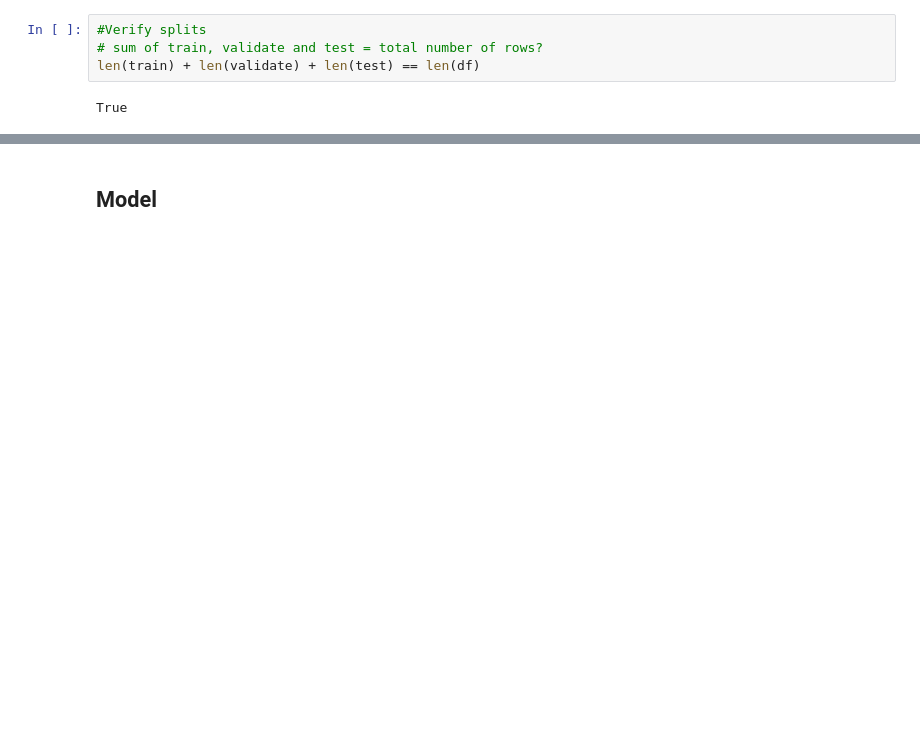
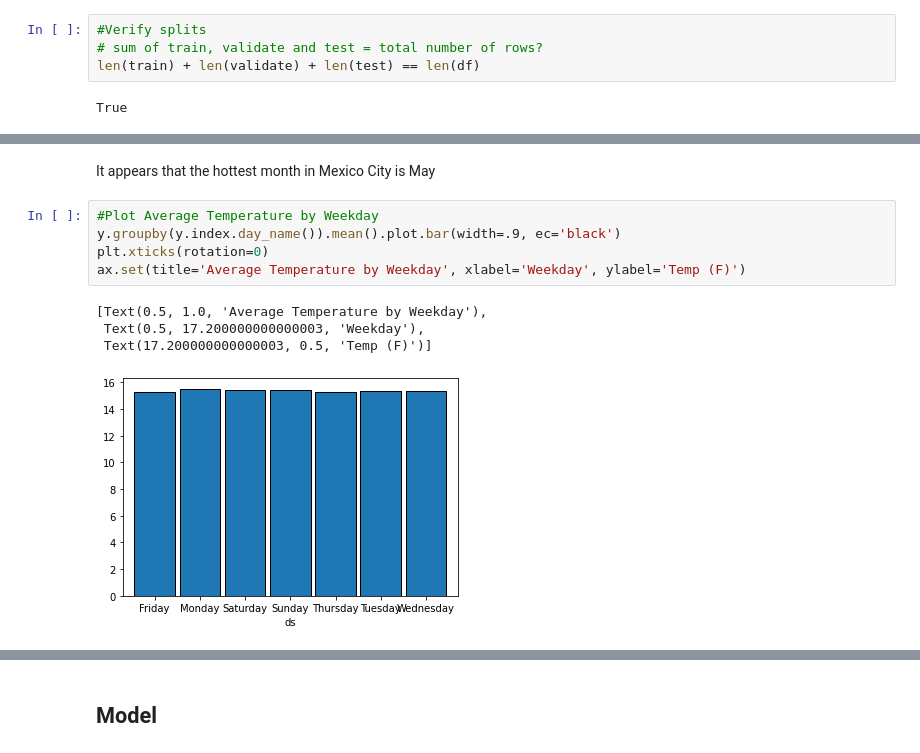
Before and after one commit to veronica-f-reyes/time-series-exercises, a Jupyter notebook: Earth_Surface_Temp_Mini_Project.ipynb, the cells around one changed output, grey strips where cells are left out. Cells and saved outputs as stored; diff of their text form; blank space fills up the shorter version.

```diff
--- a/Earth_Surface_Temp_Mini_Project.ipynb
+++ b/Earth_Surface_Temp_Mini_Project.ipynb
@@ -212,0 +277,12 @@ True
+# %% [markdown]
+It appears that the hottest month in Mexico City is May
+# %%
+#Plot Average Temperature by Weekday
+y.groupby(y.index.day_name()).mean().plot.bar(width=.9, ec='black')
+plt.xticks(rotation=0)
+ax.set(title='Average Temperature by Weekday', xlabel='Weekday', ylabel='Temp (F)')
+# %% [output]
+[Text(0.5, 1.0, 'Average Temperature by Weekday'),
+ Text(0.5, 17.200000000000003, 'Weekday'),
+ Text(17.200000000000003, 0.5, 'Temp (F)')]
+[figure, added]
```
Also changed, not shown: parts of 63 cells of this notebook.
